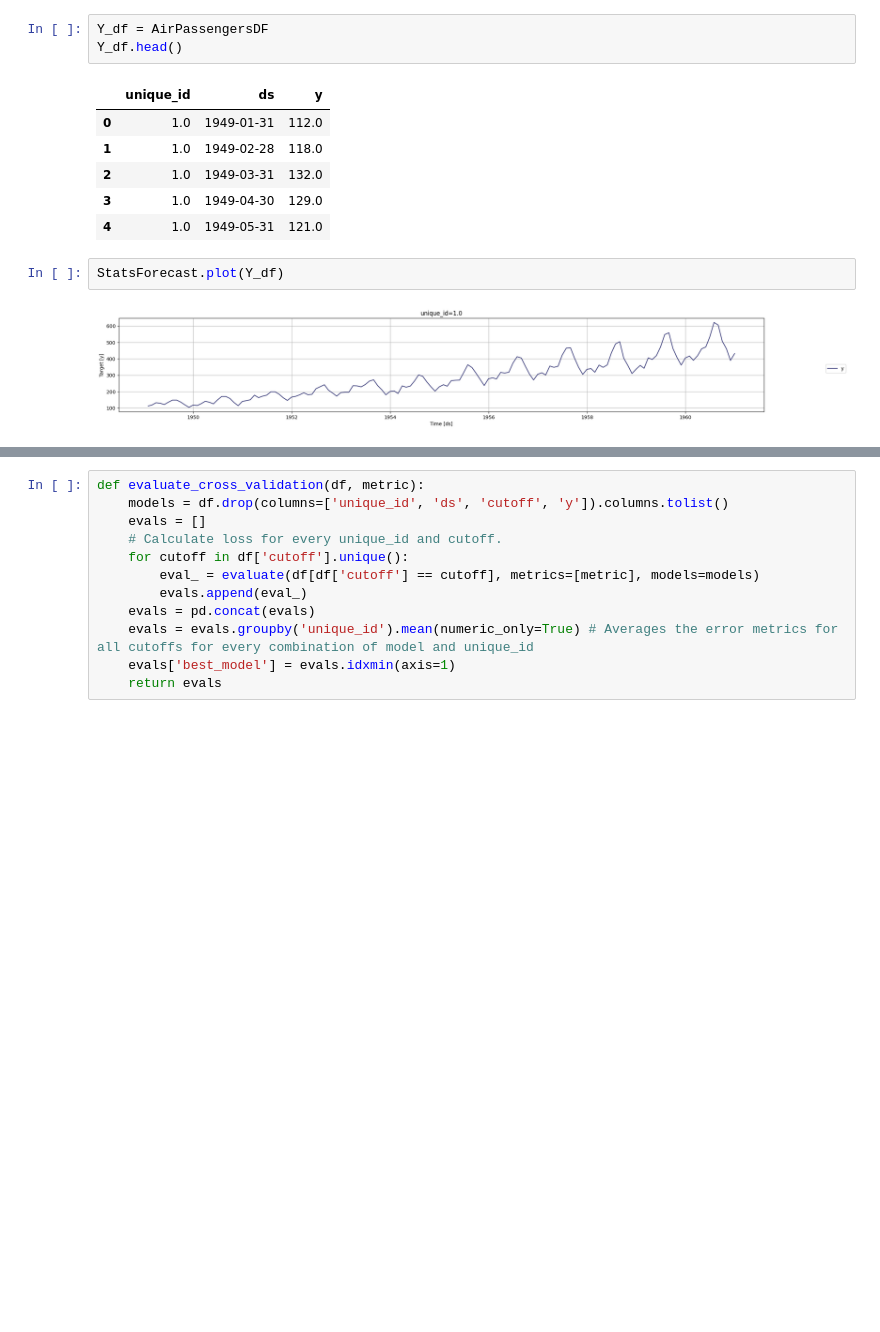
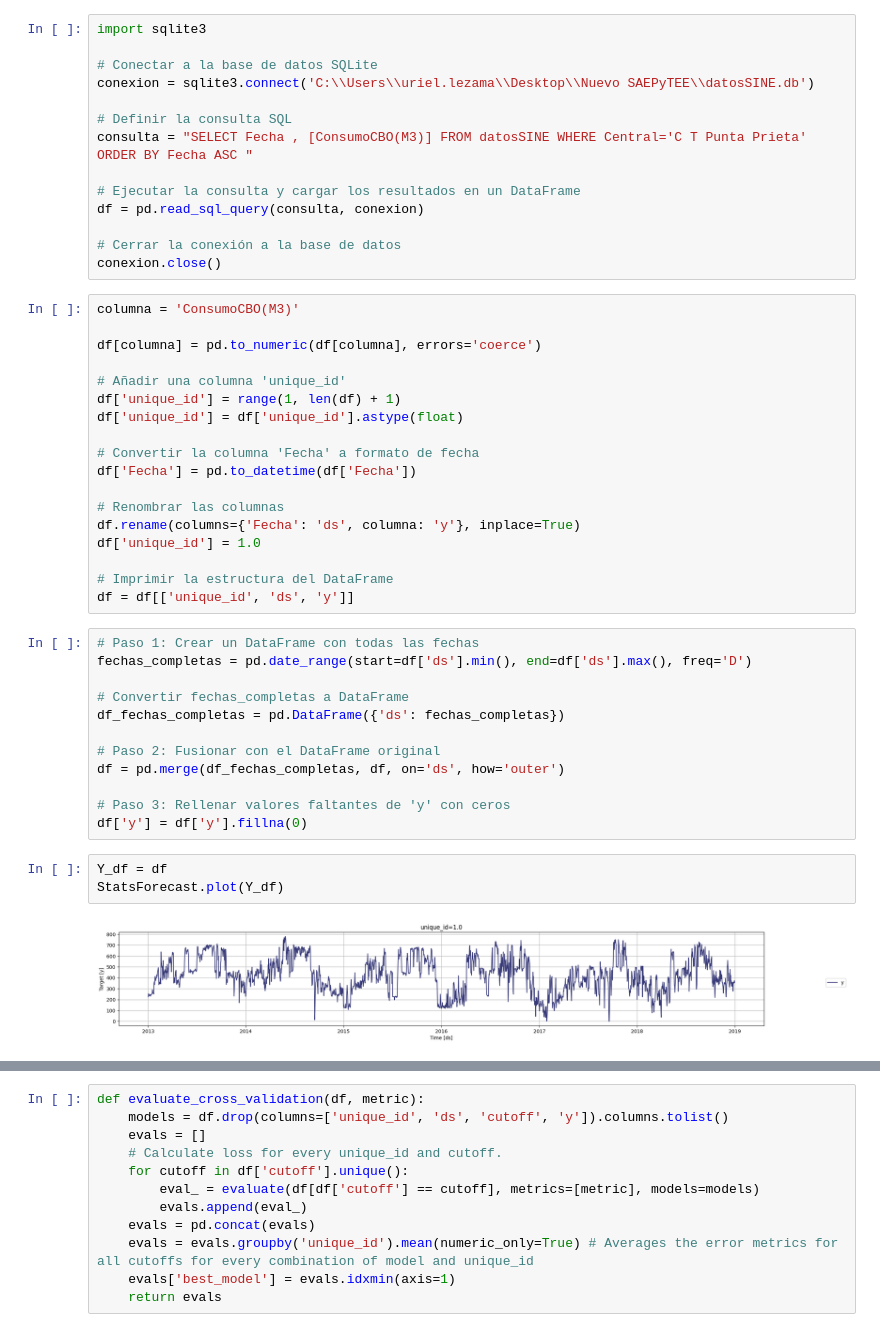
Before and after one commit to urieliram/forecast, a Jupyter notebook: multiple_series.ipynb, the cells around one changed output, grey strips where cells are left out. Drawn from its saved outputs; the diff is of its cells as text; blank space fills up the shorter version.

```diff
--- a/multiple_series.ipynb
+++ b/multiple_series.ipynb
@@ -17,14 +26,49 @@ from statsforecast.models import (
-# %%
-Y_df = AirPassengersDF
-Y_df.head()
-# %% [output]
-|  | unique_id | ds | y |
-| 0 | 1.0 | 1949-01-31 | 112.0 |
-| 1 | 1.0 | 1949-02-28 | 118.0 |
-| 2 | 1.0 | 1949-03-31 | 132.0 |
-| 3 | 1.0 | 1949-04-30 | 129.0 |
-| 4 | 1.0 | 1949-05-31 | 121.0 |
+# %%
+import sqlite3
+
+# Conectar a la base de datos SQLite
+conexion = sqlite3.connect('C:\\Users\\uriel.lezama\\Desktop\\Nuevo SAEPyTEE\\datosSINE.db')
+
+# Definir la consulta SQL
+consulta = "SELECT Fecha , [ConsumoCBO(M3)] FROM datosSINE WHERE Central='C T Punta Prieta' ORDER BY Fecha ASC "
+
+# Ejecutar la consulta y cargar los resultados en un DataFrame
+df = pd.read_sql_query(consulta, conexion)
+
+# Cerrar la conexión a la base de datos
+conexion.close()
+# %%
+columna = 'ConsumoCBO(M3)'
+
+df[columna] = pd.to_numeric(df[columna], errors='coerce')
+
+# Añadir una columna 'unique_id'
+df['unique_id'] = range(1, len(df) + 1)
+df['unique_id'] = df['unique_id'].astype(float)
+
+# Convertir la columna 'Fecha' a formato de fecha
+df['Fecha'] = pd.to_datetime(df['Fecha'])
+
+# Renombrar las columnas
+df.rename(columns={'Fecha': 'ds', columna: 'y'}, inplace=True)
+df['unique_id'] = 1.0
+
+# Imprimir la estructura del DataFrame
+df = df[['unique_id', 'ds', 'y']]
+# %%
+# Paso 1: Crear un DataFrame con todas las fechas
+fechas_completas = pd.date_range(start=df['ds'].min(), end=df['ds'].max(), freq='D')
+
+# Convertir fechas_completas a DataFrame
+df_fechas_completas = pd.DataFrame({'ds': fechas_completas})
+
+# Paso 2: Fusionar con el DataFrame original
+df = pd.merge(df_fechas_completas, df, on='ds', how='outer')
+
+# Paso 3: Rellenar valores faltantes de 'y' con ceros
+df['y'] = df['y'].fillna(0)
 # %%
+Y_df = df
 StatsForecast.plot(Y_df)
 # %% [output]
-[figure, old version]
+[figure, new version]
```
Also changed, not shown: parts of 12 cells of this notebook, 3 other files.
